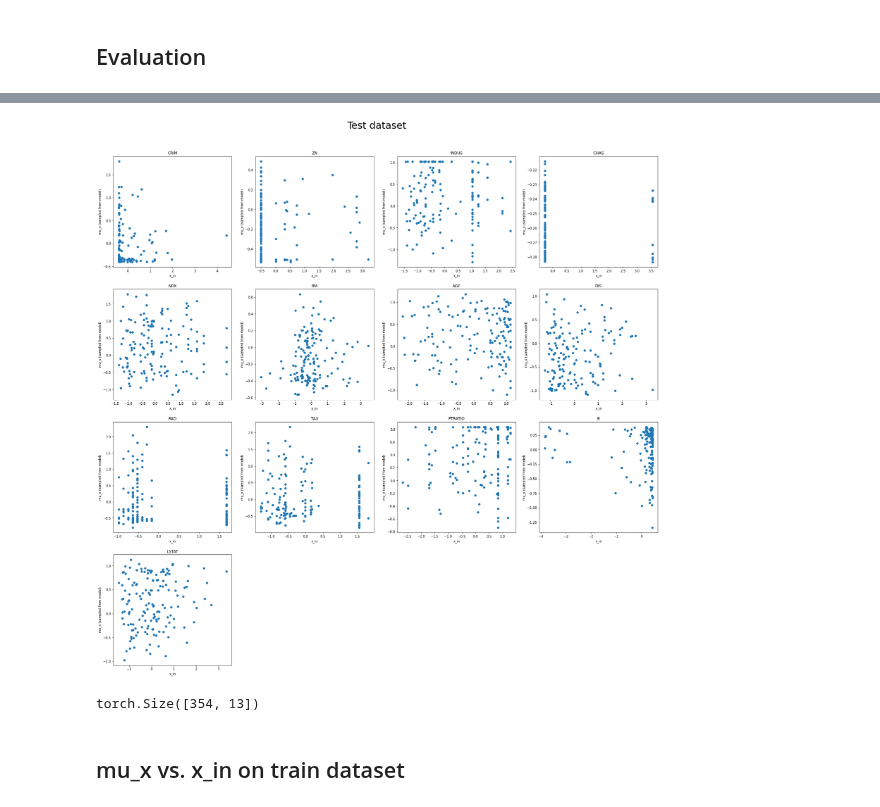
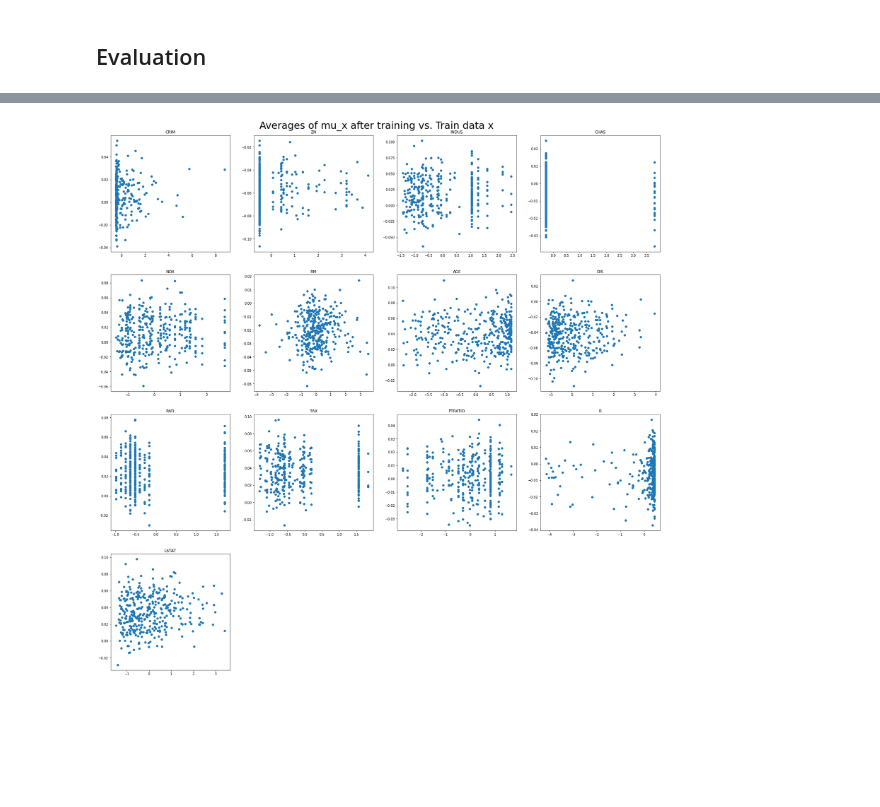
Before and after one commit to sunyunlee/cgan-cvae-tut, a Jupyter notebook: cVAE/VAE_new.ipynb, the cells around one changed output, grey strips where cells are left out. Cells and saved outputs as stored; diff of their text form; code cells hidden in the pictures; blank space fills up the shorter version.

```diff
--- a/cVAE/VAE_new.ipynb
+++ b/cVAE/VAE_new.ipynb
@@ -89,0 +93,21 @@ dec = Decoder(LATENT_DIM, HIDDEN_DIM, INPUT_DIM).type(torch.float64)
+# %%
+avg_mu_x = avg_mu_x.detach().numpy()
+figs, axs = plt.subplots(4, 4, figsize=(30, 30))
+count = 0
+for i in range(4):
+    for j in range(4):
+        if i*4+j >= 13:
+            break
+        axs[i, j].scatter(X_train[:,i*4+j], avg_mu_x[:,i*4+j])
+        axs[i, j].set_title(raw_data.feature_names[i*4+j])
+#         axs[i, j].set_ylabel("mu_x (average of 100 samples from model)")
+#         axs[i, j].set_xlabel("x_in (train dataset)")
+    if i*4+j >= 13:
+        break
+
+plt.suptitle("Averages of mu_x before training vs. Train data x", fontsize=30, y=0.9)
+plt.delaxes(ax= axs[3,1])
+plt.delaxes(ax= axs[3,2])
+plt.delaxes(ax= axs[3,3])
+
+plt.show()
@@ -225,0 +194,11 @@ test_losses
+# %%
+avg_mu_x = torch.zeros(X_train.shape)
+
+for i in range(100):
+    p_z = torch.distributions.Normal(0, 1)
+    z_samples = p_z.sample((X_train.shape[0], LATENT_DIM)).type(torch.float64)
+    mu_x, std_x = dec(z_samples)
+    avg_mu_x += mu_x
+
+avg_mu_x /= 100
+avg_mu_x
@@ -255,38 +216,23 @@ Text(0, 0.5, 'Standard Deviation of Generated Distribution')
 # %%
-x_test = X_test.detach().numpy()
-mu_x = mu_x.detach().numpy()
+avg_mu_x = avg_mu_x.detach().numpy()
 figs, axs = plt.subplots(4, 4, figsize=(30, 30))
 count = 0
-
 for i in range(4):
     for j in range(4):
         if i*4+j >= 13:
             break
-        axs[i, j].scatter(x_test[:,i*4+j], mu_x[:,i*4+j])
+        axs[i, j].scatter(X_train[:,i*4+j], avg_mu_x[:,i*4+j])
         axs[i, j].set_title(raw_data.feature_names[i*4+j])
-        axs[i, j].set_ylabel("mu_x (sampled from model)")
-        axs[i, j].set_xlabel("x_in")
+#         axs[i, j].set_ylabel("mu_x (average of 100 samples from model)")
+#         axs[i, j].set_xlabel("x_in (train dataset)")
     if i*4+j >= 13:
         break
 
-plt.suptitle("Test dataset", fontsize=30, y=0.9)
-plt.subplots_adjust(top=0.85)
+plt.suptitle("Averages of mu_x after training vs. Train data x", fontsize=30, y=0.9)
 plt.delaxes(ax= axs[3,1])
 plt.delaxes(ax= axs[3,2])
 plt.delaxes(ax= axs[3,3])
 
 plt.show()
 # %% [output]
-[figure, old version]
+[figure, new version]
-# %%
-# Sample x_samples
-S = X_train.shape[0]
-# # Forward pass
-p_z_given_x = torch.distributions.Normal(0, 1)
-z = p_z_given_x.sample((S, LATENT_DIM)).type(torch.float64)
-mu_x, std_x = dec(z)
-print(mu_x.shape)
-# %% [output]
-torch.Size([354, 13])
-# %% [markdown]
-## mu_x vs. x_in on train dataset
```
Also changed, not shown: parts of 21 cells of this notebook.
